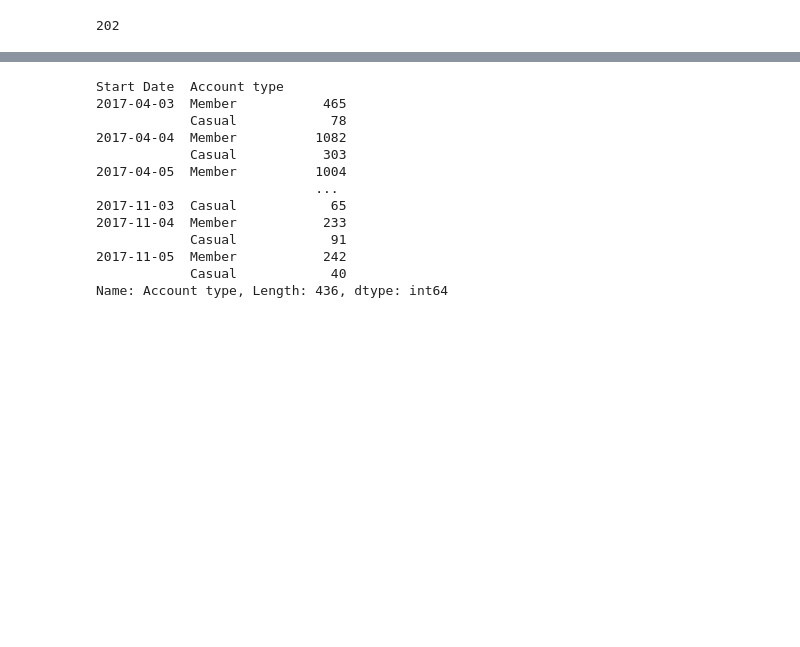
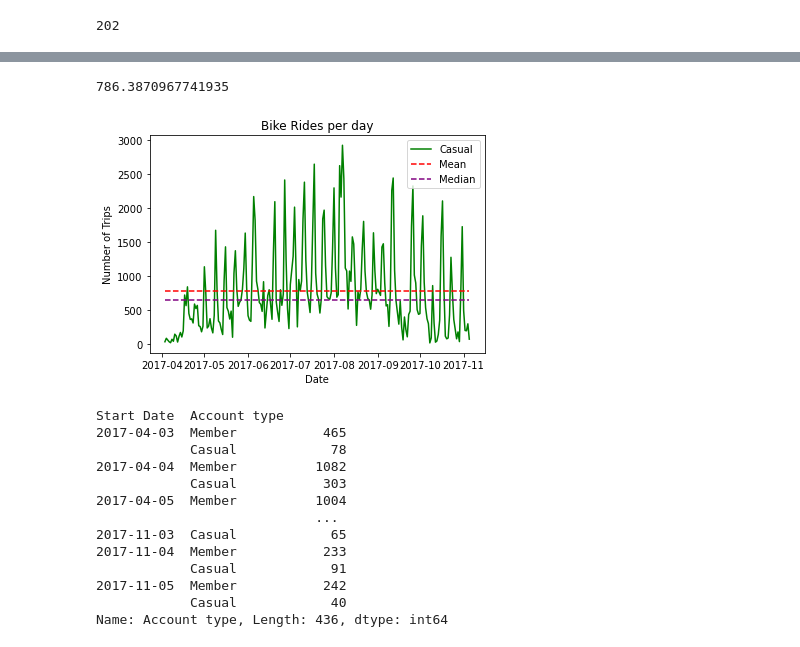
Before and after one commit to grand42/Machine_Learning-NiceRide, a Jupyter notebook: Working_Directory/Station_Popularity.ipynb, the cells around one changed output, grey strips where cells are left out. Saved outputs shown, nothing was run; the diff lists cells and outputs as text; code cells hidden in the pictures; blank space fills up the shorter version.

```diff
--- a/Working_Directory/Station_Popularity.ipynb
+++ b/Working_Directory/Station_Popularity.ipynb
@@ -96,3 +121,23 @@ datesDF.head()
+# %%
+#Plot trips per day
+
+MeanCasual = [np.mean(y2)]*len(x)
+CasualMean = y2.mean()
+print(CasualMean)
+MedCasual = [np.median(y2)]*len(x)
+plt.plot(x, y2, color = 'green', label = 'Casual')
+plt.plot(x, MeanCasual, color = 'red', label='Mean', linestyle='--')
+plt.plot(x, MedCasual, color = 'purple', label='Median', linestyle='--')
+plt.title('Bike Rides per day')
+plt.xlabel('Date')
+plt.ylabel('Number of Trips')
+# Make a legend
+plt.legend(loc='upper right')
+
+plt.show()
+# %% [output]
+786.3870967741935
+[figure, added]
 # %%
 DayBikes = BigBikes.resample('D', on='Start Date')
 DayBikes['Account type'].value_counts()
```
Also changed, not shown: parts of 5 cells of this notebook.
